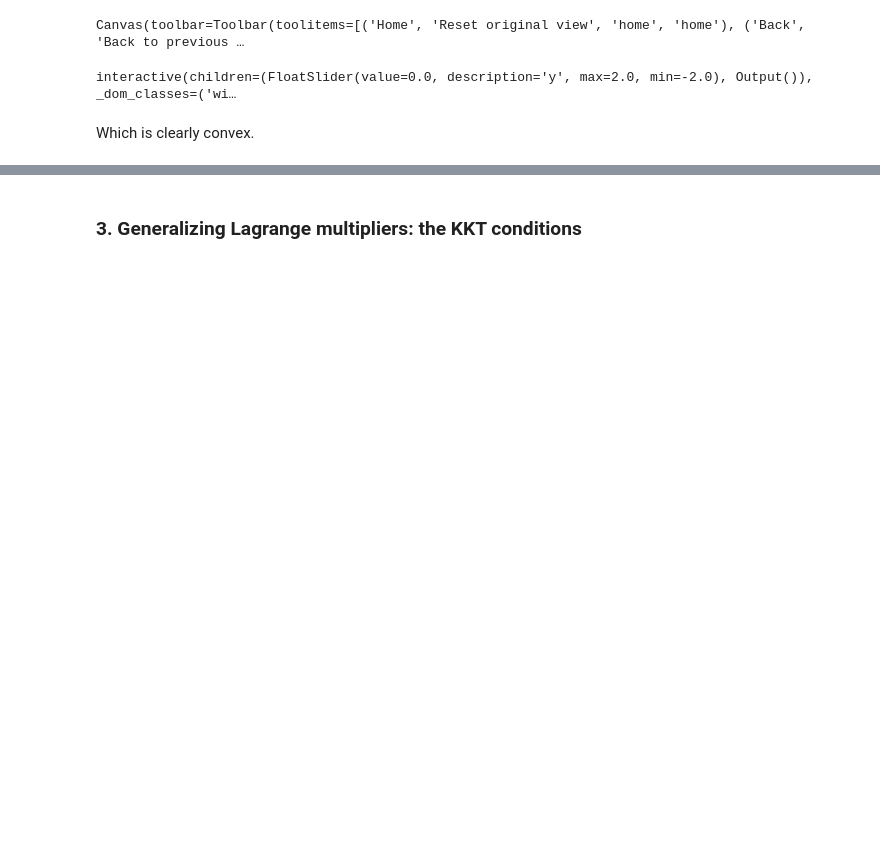
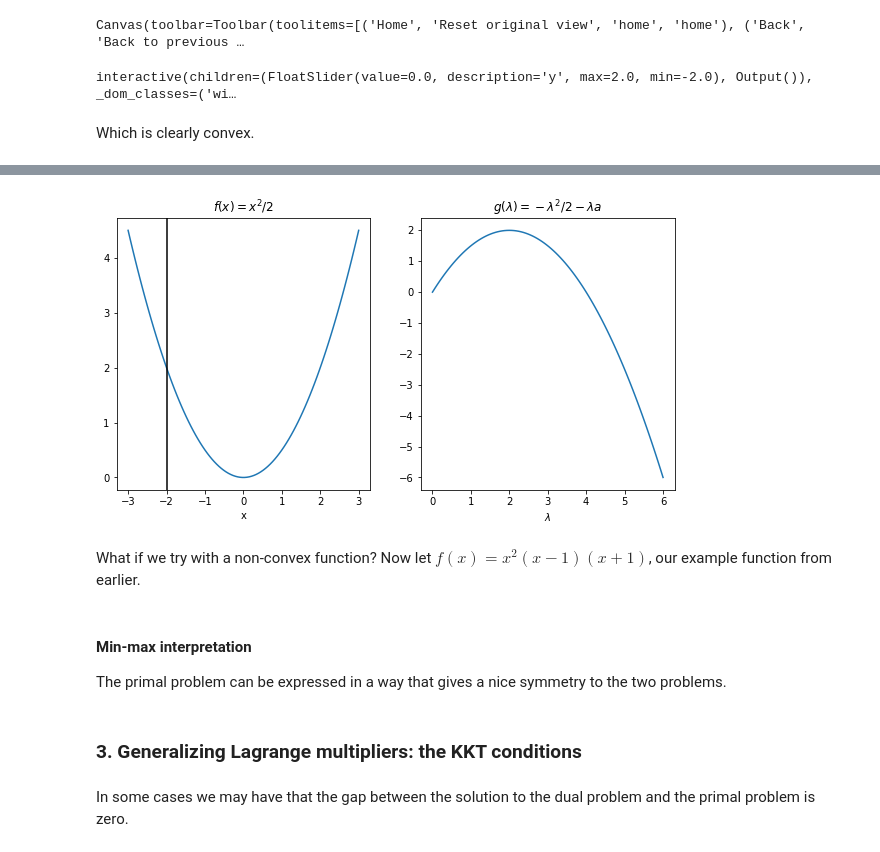
Before and after one commit to benlansdell/convex-tutorial, a Jupyter notebook: convex-tutorial.ipynb, the cells around one changed output, grey strips where cells are left out. Saved outputs shown, nothing was run; the diff lists cells and outputs as text; code cells hidden in the pictures; blank space fills up the shorter version.

Commit message:
Add dual function and problem section

```diff
--- a/convex-tutorial.ipynb
+++ b/convex-tutorial.ipynb
@@ -482,2 +630,29 @@ If $f(x)$ is convex, then (given some additional technical condtions), $f(x) = f
+# %%
+%matplotlib inline
+a = -2
+fig, axes = plt.subplots(1, 2, figsize = (10,5))
+f = lambda x: x**2/2
+g = lambda l: -l**2/2 - l*a
+xx = np.linspace(-3,3,100)
+
+axes[0].plot(xx,f(xx));
+axes[0].set_xlabel('x')
+axes[0].set_title('$f(x) = x^2/2$')
+axes[0].axvline(x = a, color = 'black');
+
+xx = np.linspace(0,6,100)
+axes[1].plot(xx,g(xx));
+axes[1].set_xlabel('$\lambda$')
+axes[1].set_title('$g(\lambda) = -\lambda^2/2 - \lambda a$');
+# %% [output]
+[figure, added]
+# %% [markdown]
+What if we try with a non-convex function? Now let $f(x) = x^2(x-1)(x+1)$, our example function from earlier.
+# %% [markdown]
+#### Min-max interpretation
+
+The primal problem can be expressed in a way that gives a nice symmetry to the two problems.
 # %% [markdown]
 ### 3. Generalizing Lagrange multipliers: the KKT conditions
+# %% [markdown]
+In some cases we may have that the gap between the solution to the dual problem and the primal problem is zero.
```
Also changed, not shown: parts of 16 cells of this notebook.
